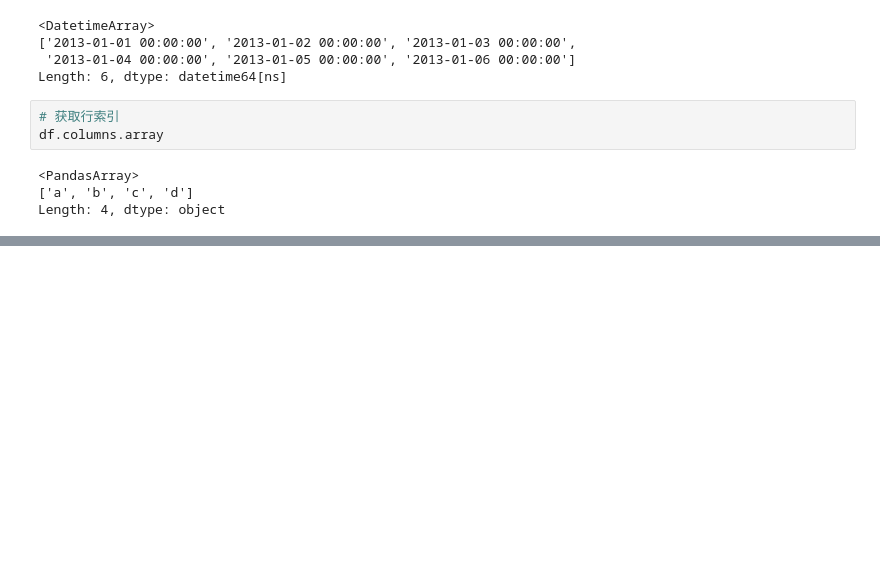
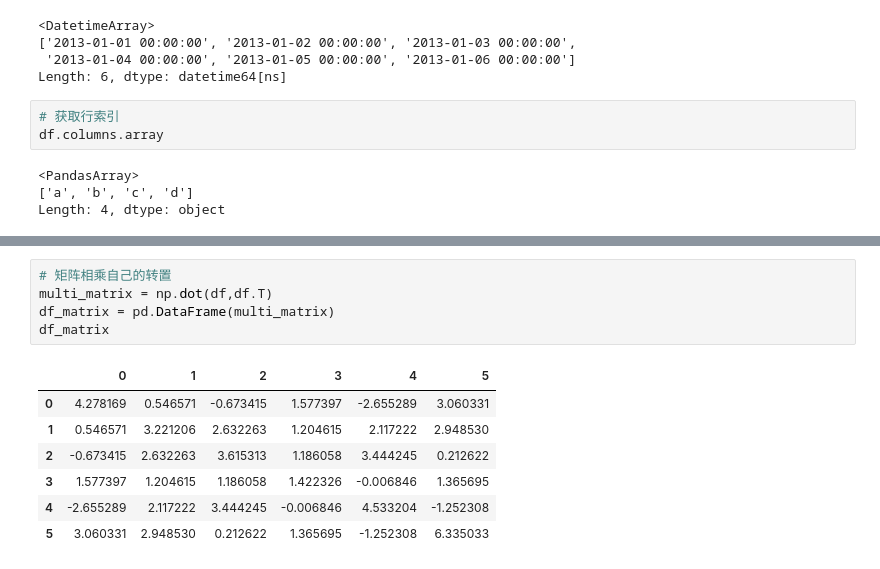
Before and after one commit to DDMXIE/PythonEntryStudy, a Jupyter notebook: pandas/dataframe/Dataframe基础操作.ipynb, the cells around one changed output, grey strips where cells are left out. Cells and saved outputs as stored; diff of their text form; blank space fills up the shorter version.

```diff
--- a/pandas/dataframe/Dataframe基础操作.ipynb
+++ b/pandas/dataframe/Dataframe基础操作.ipynb
@@ -139,0 +176,13 @@ Name: 1, dtype: float64
+# %%
+# 矩阵相乘自己的转置
+multi_matrix = np.dot(df,df.T)
+df_matrix = pd.DataFrame(multi_matrix)
+df_matrix
+# %% [output]
+|  | 0 | 1 | 2 | 3 | 4 | 5 |
+| 0 | 4.278169 | 0.546571 | -0.673415 | 1.577397 | -2.655289 | 3.060331 |
+| 1 | 0.546571 | 3.221206 | 2.632263 | 1.204615 | 2.117222 | 2.948530 |
+| 2 | -0.673415 | 2.632263 | 3.615313 | 1.186058 | 3.444245 | 0.212622 |
+| 3 | 1.577397 | 1.204615 | 1.186058 | 1.422326 | -0.006846 | 1.365695 |
+| 4 | -2.655289 | 2.117222 | 3.444245 | -0.006846 | 4.533204 | -1.252308 |
+| 5 | 3.060331 | 2.948530 | 0.212622 | 1.365695 | -1.252308 | 6.335033 |
```
Also changed, not shown: parts of 21 cells of this notebook.
